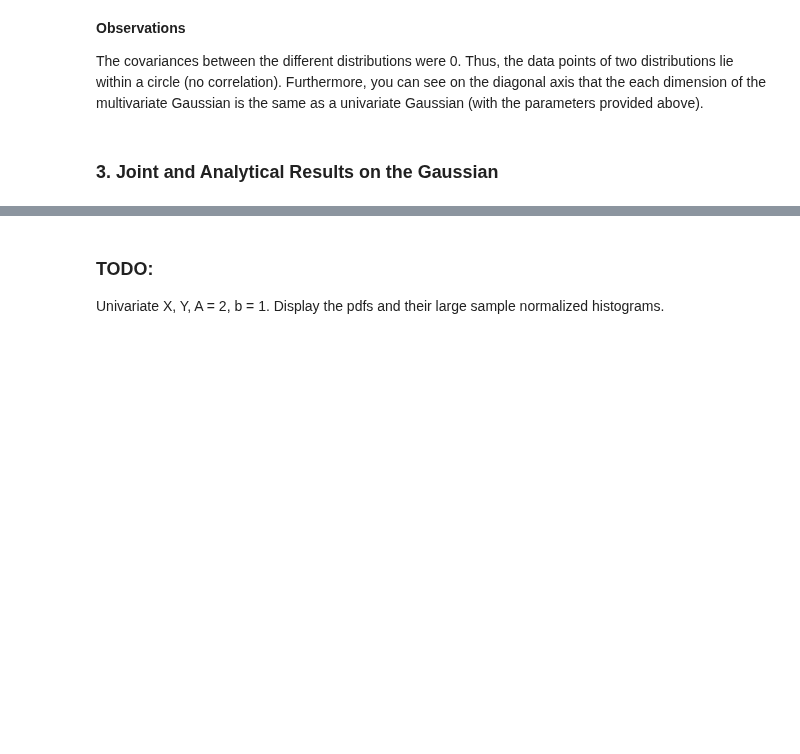
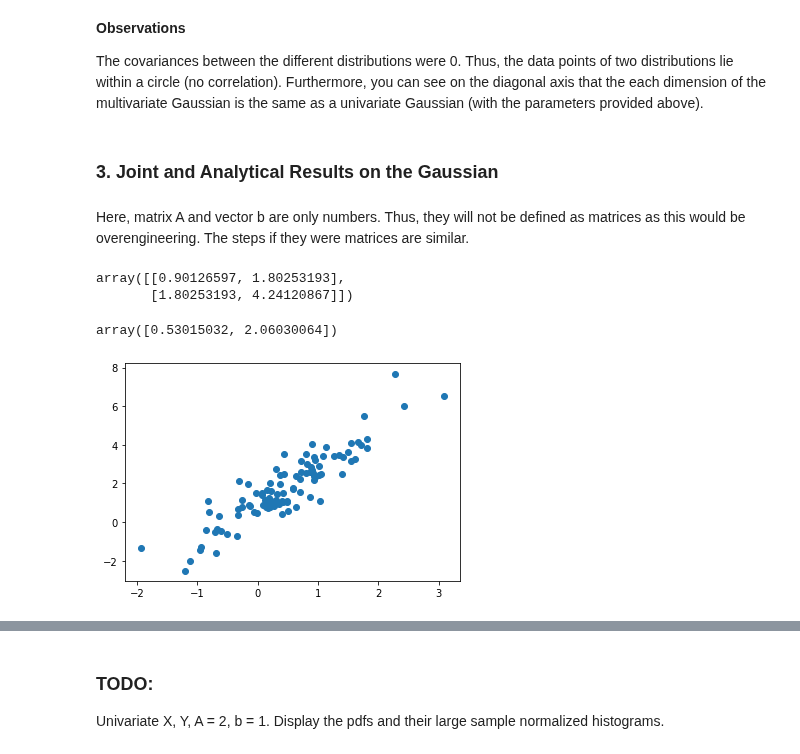
Before and after one commit to DorotheaMueller/statistics_assignments, a Jupyter notebook: ex_1.ipynb, the cells around one changed output, grey strips where cells are left out. Drawn from its saved outputs; the diff is of its cells as text; code cells hidden in the pictures; blank space fills up the shorter version.

```diff
--- a/ex_1.ipynb
+++ b/ex_1.ipynb
@@ -357,3 +357,21 @@ plt.suptitle("Pairwise Comparison between the Univariate Distributions", size =
 The covariances between the different distributions were 0. Thus, the data points of two distributions lie within a circle (no correlation). Furthermore, you can see on the diagonal axis that the each dimension of the multivariate Gaussian is the same as a univariate Gaussian (with the parameters provided above).
 # %% [markdown]
 ### 3. Joint and Analytical Results on the Gaussian
+# %% [markdown]
+Here, matrix A and vector b are only numbers. Thus, they will not be defined as matrices as this would be overengineering. The steps if they were matrices are similar.
+# %%
+# Values taken from sheet or randomly generated.
+A = 2
+b = 1
+mu_x = np.random.random(1)
+mu_y = A * mu_x + b
+var_x = np.random.random(1)
+var_y = np.random.random(1)
+
+
+mu_xy = np.array([mu_x, A * mu_x + b]).flatten()
+cov_xy = np.array([[var_x, var_x * A], [A * var_x, var_y + A * var_x * A]]).reshape(2, -2)
+cov_xy
+# %% [output]
+array([[0.90126597, 1.80253193],
+       [1.80253193, 4.24120867]])
@@ -359,0 +383,9 @@ The covariances between the different distributions were 0. Thus, the data point
+# %%
+mu_xy
+# %% [output]
+array([0.53015032, 2.06030064])
+# %%
+p_xy = np.random.multivariate_normal(mu_xy, cov_xy, 100)
+plt.scatter(p_xy[:, 0], p_xy[:, 1]);
+# %% [output]
+[figure, added]
```
Also changed, not shown: parts of 17 cells of this notebook.
